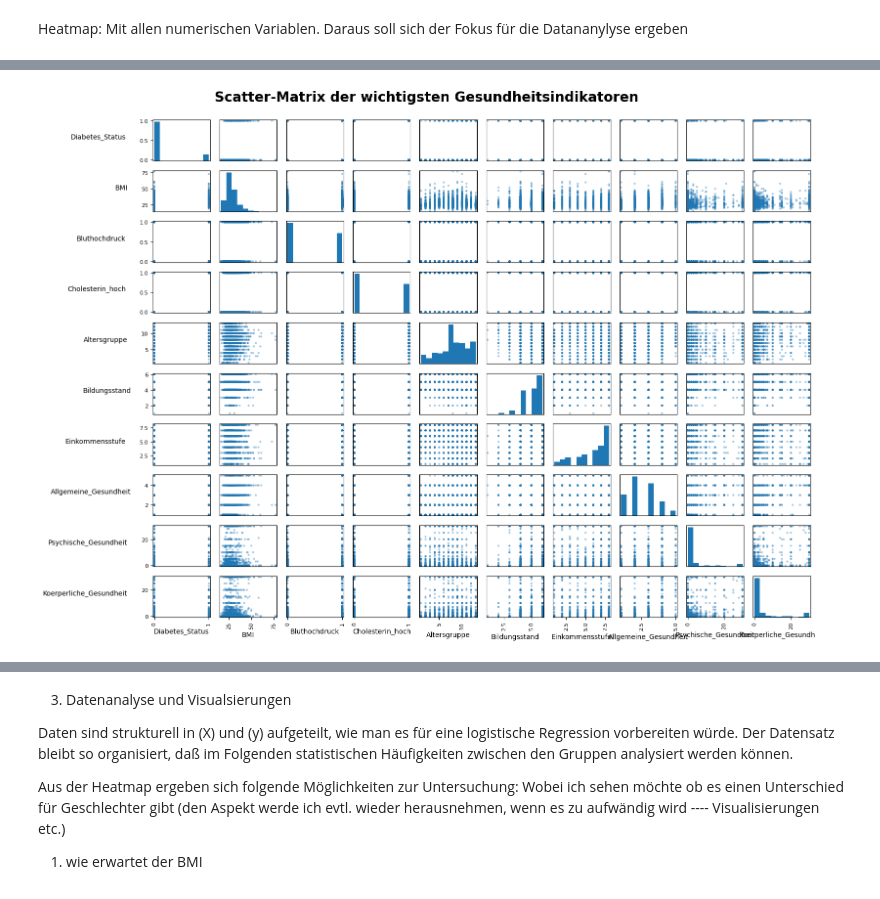
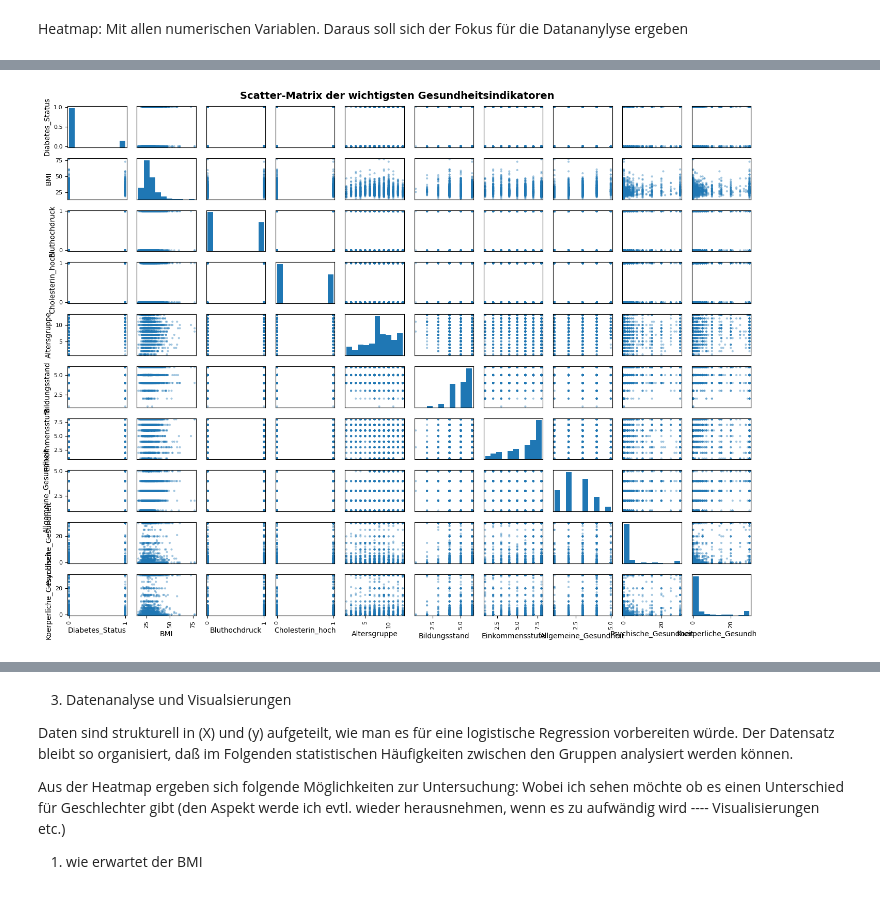
Before and after one commit to StackKer5000/Diabetes_Analysis, a Jupyter notebook: diabetes_v02.ipynb, the cells around one changed output, grey strips where cells are left out. Drawn from its saved outputs; the diff is of its cells as text; code cells hidden in the pictures.

Commit message:
011_Wiederherstellung_diabetes_v02_20260526

```diff
--- a/diabetes_v02.ipynb
+++ b/diabetes_v02.ipynb
@@ -298,9 +319,7 @@ def bmi_kategorie_code(bmi):
 # Neue numerische Spalte
 df["BMI_Kategorie_Code"] = df["BMI"].apply(bmi_kategorie_code)
 
-# Datentyp in int8 umwandeln
-df["BMI_Kategorie_Code"] = df["BMI_Kategorie_Code"].astype("int8")
-
-# Check
-print(df[["BMI", "BMI_Kategorie_Text", "BMI_Kategorie_Code"]].head())
+#Check
+print("Überprüfung der generierten BMI-Kodes (Auszug):")
+display(df[["BMI", "BMI_Kategorie_Text", "BMI_Kategorie_Code"]].head())
 # %% [output]
@@ -385,54 +392,29 @@ plt.show()
 # %%
-# Scatter-Matrix
+# Grafik: Scatter-Matrix der wichtigsten Gesundheitsindikatoren
 
-# Schlüsselvariablen für Überblick
 kern_merkmale = [
-    "Diabetes_Status",
-    "BMI",
-    "Bluthochdruck",
-    "Cholesterin_hoch",
-    "Altersgruppe",
-    "Bildungsstand",
-    "Einkommensstufe",
-    "Allgemeine_Gesundheit",
-    "Psychische_Gesundheit",
-    "Koerperliche_Gesundheit"
+    "Diabetes_Status", "BMI", "Bluthochdruck", "Cholesterin_hoch",
+    "Altersgruppe", "Bildungsstand", "Einkommensstufe",
+    "Allgemeine_Gesundheit", "Psychische_Gesundheit", "Koerperliche_Gesundheit"
 ]
 
 # Stichprobe ziehen
 df_auswahl = df[kern_merkmale].sample(n=2000, random_state=42)
 
 # Scatter-Matrix plotten
 axes = pd.plotting.scatter_matrix(
     df_auswahl,
-    figsize=(16, 12),  # erhöhte Höhe
+    figsize=(14, 11),
     alpha=0.4,
     diagonal="hist",
-    grid=True,
+    grid=False
 )
 
-# Alle Achsen durchlaufen und die Y-Beschriftungen
-for ax in axes.flatten():
-    # Y-Achsen-Texte komplett waagerecht drehen (0 Grad)
-    ax.yaxis.get_label().set_rotation(0)
-    # Den Text nach links schieben (ha='right'), damit er nicht ins Diagramm läuft
-    ax.yaxis.get_label().set_horizontalalignment("right")
-    # Zusätzlicher Abstand zur Achse (Pad), damit nichts überlappt
-    ax.yaxis.labelpad = 20
+# Titel hinzufügen
+plt.suptitle("Scatter-Matrix der wichtigsten Gesundheitsindikatoren", fontsize=14, fontweight="bold", y=0.98)
 
-# Titel hinzufügen
-plt.suptitle(
-    "Scatter-Matrix der wichtigsten Gesundheitsindikatoren",
-    fontsize=20,
-    y=0.95,
-    fontweight="bold",
-)
-
-# Layout anpassen
 plt.tight_layout()
-plt.subplots_adjust(top=0.90, left=0.15)
-
 plt.show()
 # %% [output]
-[figure, old version]
+[figure, new version]
 # %%
```
Also changed, not shown: parts of 38 cells of this notebook.
